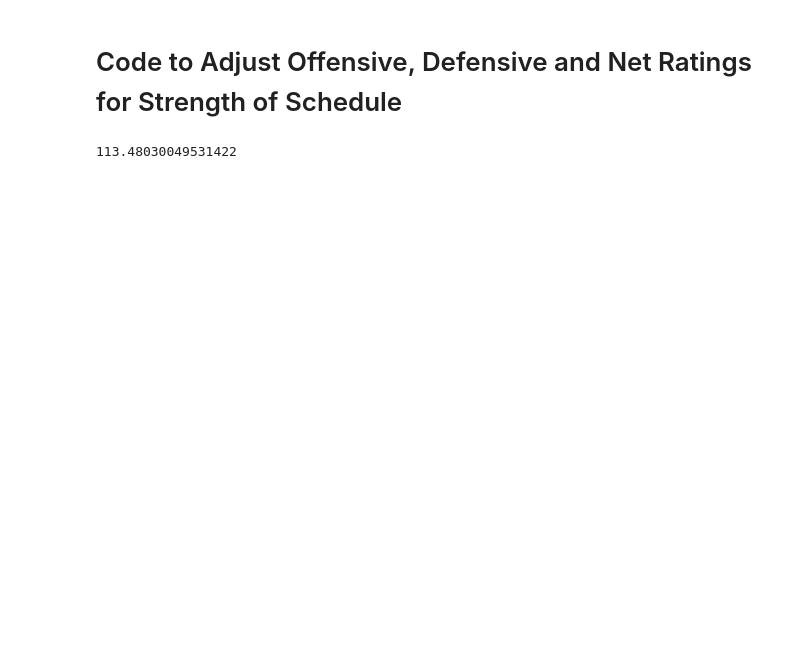
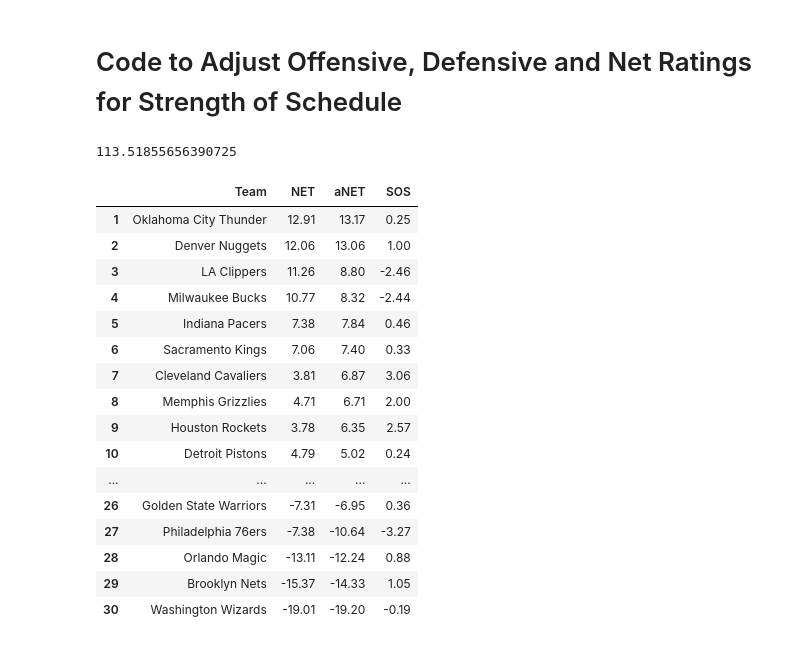
Before and after one commit to sravanpannala/NBA, a Jupyter notebook: team_ratings/nba_SOS_adj_V1p1.ipynb, the cells around one changed output. Saved outputs shown, nothing was run; the diff lists cells and outputs as text; code cells hidden in the pictures; blank space fills up the shorter version.

```diff
--- a/team_ratings/nba_SOS_adj_V1p1.ipynb
+++ b/team_ratings/nba_SOS_adj_V1p1.ipynb
@@ -167,21 +164,36 @@ datar = get_ratings(season,ngames=ngames)
 # %%
 train_x, train_y = convert_to_matricies(datar, "ORtg1", teams_list, scale=1 / 2)
-n = 1.5*0.1
-# n = 1.5/2*0.1
-lambdas_net = [0.01 * n, 0.05 * n, 0.1 * n]
+n = 1.5
+n = 1.5/2
+n = 15
+lambdas_net = [0.001 * n, 0.005 * n, 0.01 * n]
 # lambdas_net = [10/3]
 results_adj, model, intercept = calculate_netrtg(
     train_x, train_y, lambdas_net, teams_list
 )
 results, ortg_mean, drtg_mean = process_results(datar, results_adj)
 results.index = results.index +1
 print(intercept)
-# results.head(5)
-# results.sort_values(by="aOFF",ascending=0)
-# results.sort_values(by="aDEF",ascending=1)
-# results.sort_values("aNET",ascending=False)
+results[["Team","NET","aNET","SOS"]].sort_values("aNET",ascending=False)
 # %% [output]
-113.48030049531422
+113.51855656390725
+|  | Team | NET | aNET | SOS |
+| 1 | Oklahoma City Thunder | 12.91 | 13.17 | 0.25 |
+| 2 | Denver Nuggets | 12.06 | 13.06 | 1.00 |
+| 3 | LA Clippers | 11.26 | 8.80 | -2.46 |
+| 4 | Milwaukee Bucks | 10.77 | 8.32 | -2.44 |
+| 5 | Indiana Pacers | 7.38 | 7.84 | 0.46 |
+| 6 | Sacramento Kings | 7.06 | 7.40 | 0.33 |
+| 7 | Cleveland Cavaliers | 3.81 | 6.87 | 3.06 |
+| 8 | Memphis Grizzlies | 4.71 | 6.71 | 2.00 |
+| 9 | Houston Rockets | 3.78 | 6.35 | 2.57 |
+| 10 | Detroit Pistons | 4.79 | 5.02 | 0.24 |
+| ... | ... | ... | ... | ... |
+| 26 | Golden State Warriors | -7.31 | -6.95 | 0.36 |
+| 27 | Philadelphia 76ers | -7.38 | -10.64 | -3.27 |
+| 28 | Orlando Magic | -13.11 | -12.24 | 0.88 |
+| 29 | Brooklyn Nets | -15.37 | -14.33 | 1.05 |
+| 30 | Washington Wizards | -19.01 | -19.20 | -0.19 |
 # %%
 results["OFF_R"] = results["OFF"].rank(ascending=False  ,method="first").astype(int)
 results["DEF_R"] = results["DEF"].rank(ascending=True   ,method="first").astype(int)
```
Also changed, not shown: parts of 7 cells of this notebook, 21 other files.
